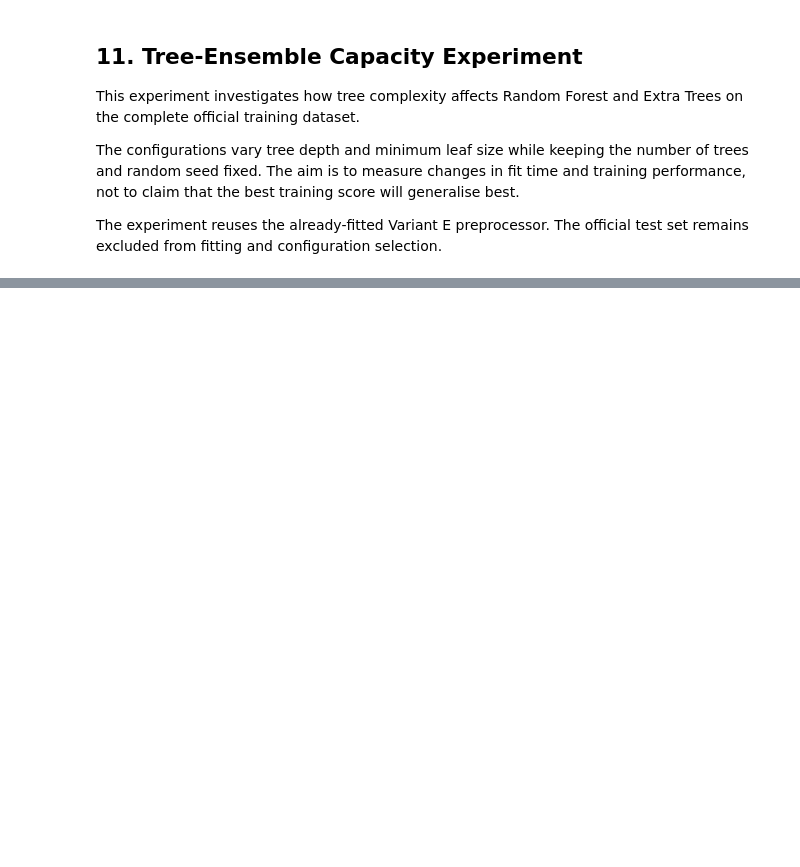
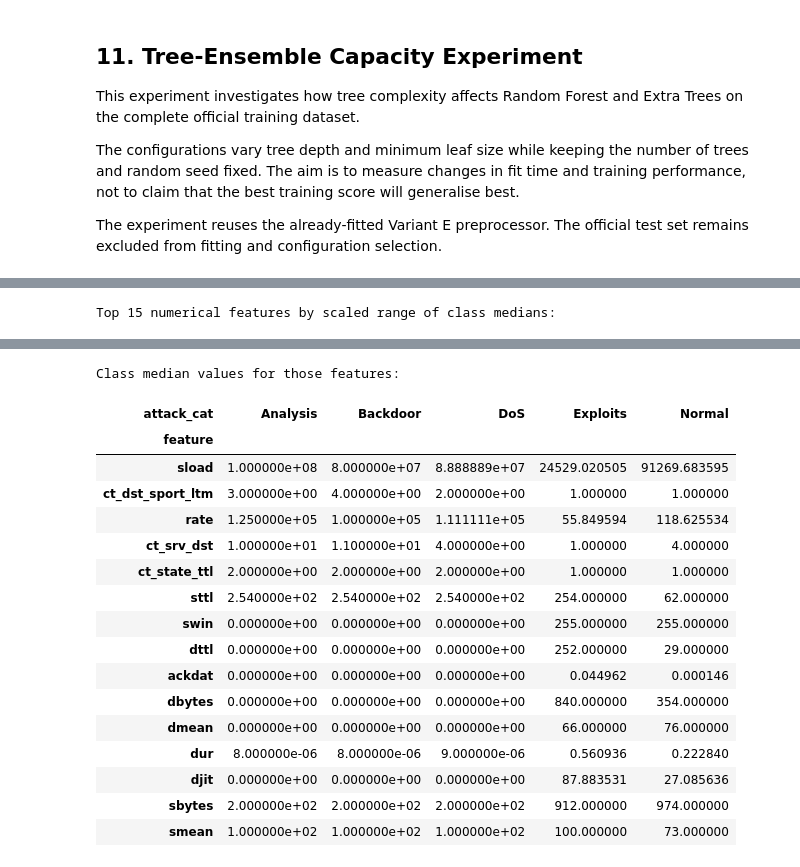
Before and after one commit to AskariAbidi18/Aeges-Q, a Jupyter notebook: notebooks/08_multiclass_ids/multiclass_model_selection.ipynb, the cells around one changed output, grey strips where cells are left out. Cells and saved outputs as stored; diff of their text form; code cells hidden in the pictures; blank space fills up the shorter version.

```diff
--- a/notebooks/08_multiclass_ids/multiclass_model_selection.ipynb
+++ b/notebooks/08_multiclass_ids/multiclass_model_selection.ipynb
@@ -831,0 +1251,60 @@ Fit: 53.1s | Macro-F1: 0.4077 | Accuracy: 0.8255
+# %%
+ # Compare numerical feature distributions for Analysis and Backdoor.
+# This is descriptive analysis on the official training split only.
+
+focus_classes = ["Analysis", "Backdoor", "DoS", "Exploits", "Normal"]
+
+numeric_cols = [
+    col for col in REDUCED_NUMERICAL_FEATURES
+    if col in train_df.columns
+]
+
+summary_frames = []
+
+for attack_class in focus_classes:
+    subset = train_df.loc[
+        train_df[TARGET_COLUMN] == attack_class,
+        numeric_cols
+    ]
+
+    summary = subset.median(numeric_only=True).to_frame("median")
+    summary["attack_cat"] = attack_class
+    summary["feature"] = summary.index
+    summary["count"] = len(subset)
+    summary_frames.append(summary.reset_index(drop=True))
+
+numeric_medians = pd.concat(summary_frames, ignore_index=True)
+
+median_pivot = numeric_medians.pivot(
+    index="feature",
+    columns="attack_cat",
+    values="median"
+)
+
+# Rank features by the range of class medians, after robust scaling by
+# the overall interquartile range to avoid ranking only by raw units.
+overall_q75 = train_df[numeric_cols].quantile(0.75)
+overall_q25 = train_df[numeric_cols].quantile(0.25)
+iqr = (overall_q75 - overall_q25).replace(0, np.nan)
+
+scaled_median_range = (
+    median_pivot.max(axis=1) - median_pivot.min(axis=1)
+) / iqr.reindex(median_pivot.index)
+
+feature_separation = (
+    pd.DataFrame({
+        "median_range": median_pivot.max(axis=1) - median_pivot.min(axis=1),
+        "scaled_median_range": scaled_median_range,
+    })
+    .sort_values("scaled_median_range", ascending=False)
+)
+
+print("Top 15 numerical features by scaled range of class medians:")
+display(feature_separation.head(15))
+
+print("\nClass median values for those features:")
+display(
+    median_pivot.loc[feature_separation.head(15).index]
+)
+# %% [output]
+Top 15 numerical features by scaled range of class medians:
@@ -831,0 +1328,18 @@ Fit: 53.1s | Macro-F1: 0.4077 | Accuracy: 0.8255
+Class median values for those features:
+| attack_cat | Analysis | Backdoor | DoS | Exploits | Normal |
+| feature |  |  |  |  |  |
+| sload | 1.000000e+08 | 8.000000e+07 | 8.888889e+07 | 24529.020505 | 91269.683595 |
+| ct_dst_sport_ltm | 3.000000e+00 | 4.000000e+00 | 2.000000e+00 | 1.000000 | 1.000000 |
+| rate | 1.250000e+05 | 1.000000e+05 | 1.111111e+05 | 55.849594 | 118.625534 |
+| ct_srv_dst | 1.000000e+01 | 1.100000e+01 | 4.000000e+00 | 1.000000 | 4.000000 |
+| ct_state_ttl | 2.000000e+00 | 2.000000e+00 | 2.000000e+00 | 1.000000 | 1.000000 |
+| sttl | 2.540000e+02 | 2.540000e+02 | 2.540000e+02 | 254.000000 | 62.000000 |
+| swin | 0.000000e+00 | 0.000000e+00 | 0.000000e+00 | 255.000000 | 255.000000 |
+| dttl | 0.000000e+00 | 0.000000e+00 | 0.000000e+00 | 252.000000 | 29.000000 |
+| ackdat | 0.000000e+00 | 0.000000e+00 | 0.000000e+00 | 0.044962 | 0.000146 |
+| dbytes | 0.000000e+00 | 0.000000e+00 | 0.000000e+00 | 840.000000 | 354.000000 |
+| dmean | 0.000000e+00 | 0.000000e+00 | 0.000000e+00 | 66.000000 | 76.000000 |
+| dur | 8.000000e-06 | 8.000000e-06 | 9.000000e-06 | 0.560936 | 0.222840 |
+| djit | 0.000000e+00 | 0.000000e+00 | 0.000000e+00 | 87.883531 | 27.085636 |
+| sbytes | 2.000000e+02 | 2.000000e+02 | 2.000000e+02 | 912.000000 | 974.000000 |
+| smean | 1.000000e+02 | 1.000000e+02 | 1.000000e+02 | 100.000000 | 73.000000 |
```
Also changed, not shown: parts of 14 cells of this notebook.
